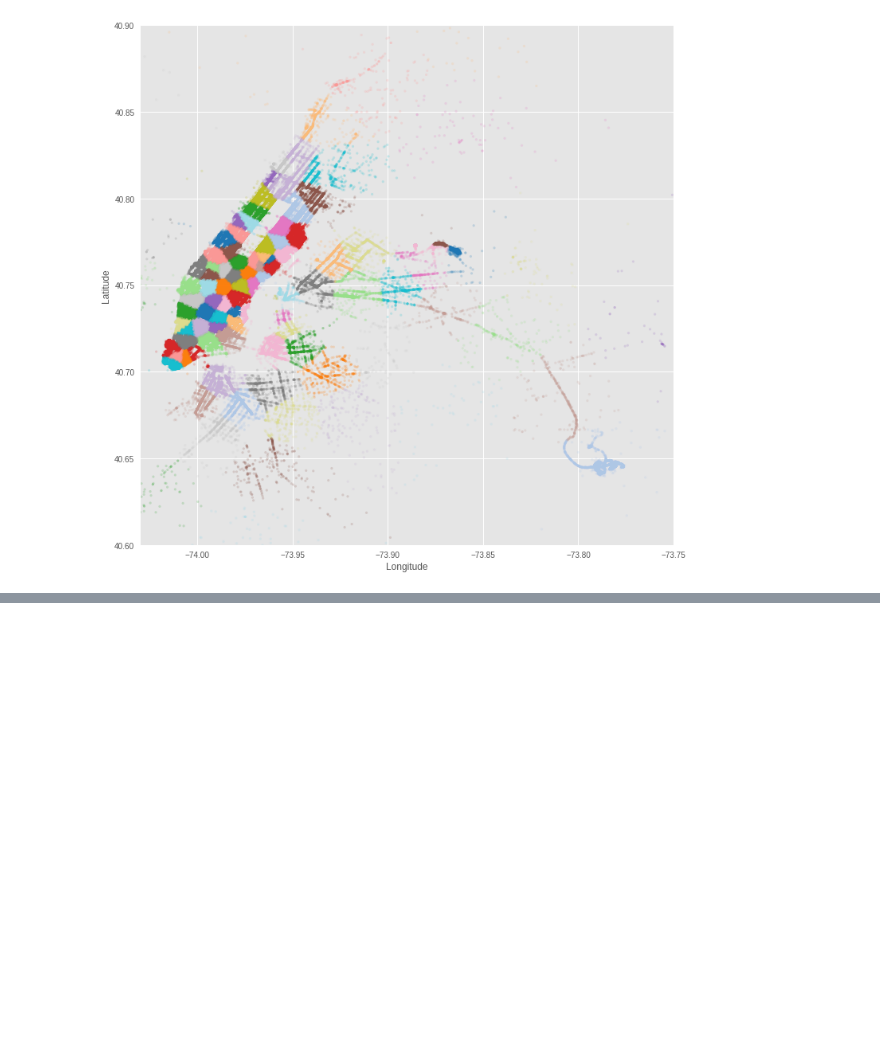
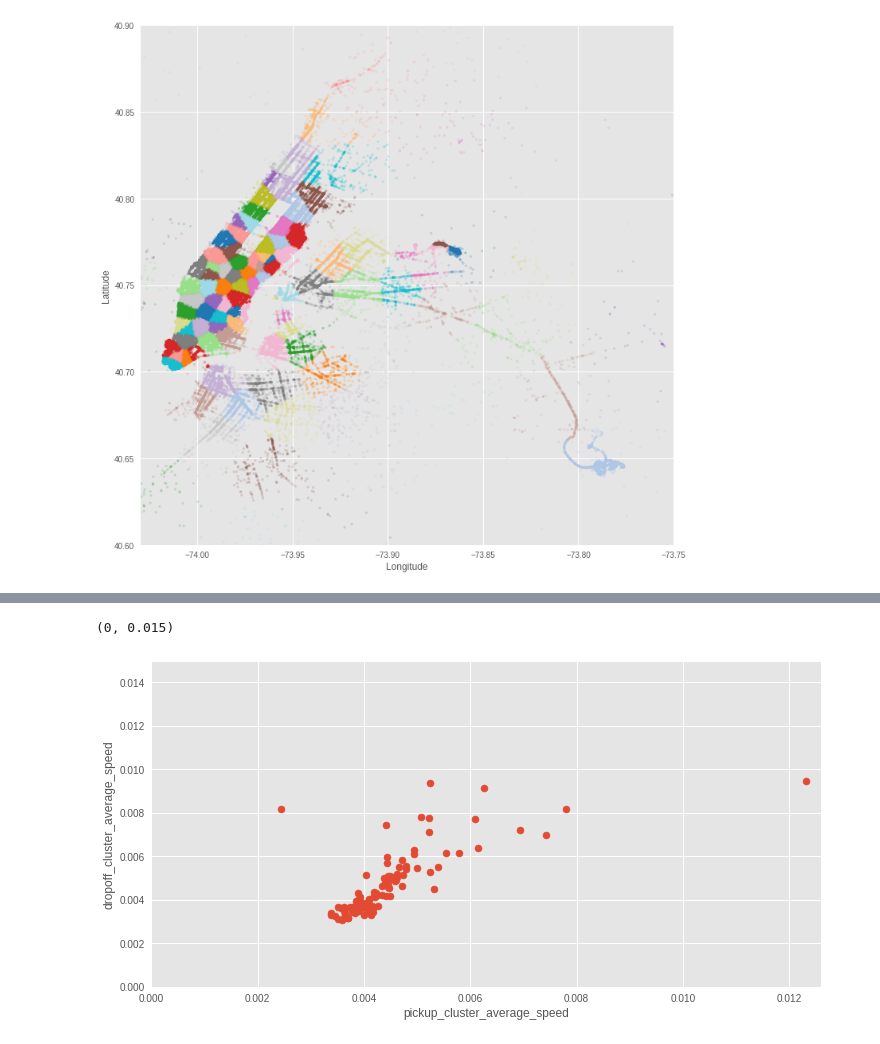
Before and after one commit to SunnyMarkLiu/Kaggle_NYC_Taxi_Trip_Duration, a Jupyter notebook: features/Feature Engineering.ipynb, the cells around one changed output, grey strips where cells are left out. Saved outputs shown, nothing was run; the diff lists cells and outputs as text; code cells hidden in the pictures; blank space fills up the shorter version.

```diff
--- a/features/Feature Engineering.ipynb
+++ b/features/Feature Engineering.ipynb
@@ -334,0 +369,9 @@ plt.show()
+# %%
+plt.scatter(pickup_cluster_average_speed['average_speed'], dropoff_cluster_average_speed['average_speed'])
+plt.xlabel('pickup_cluster_average_speed')
+plt.ylabel('dropoff_cluster_average_speed')
+plt.xlim([0, 0.0126])
+plt.ylim([0, 0.015])
+# %% [output]
+(0, 0.015)
+[figure, added]
```
Also changed, not shown: parts of 18 cells of this notebook.
